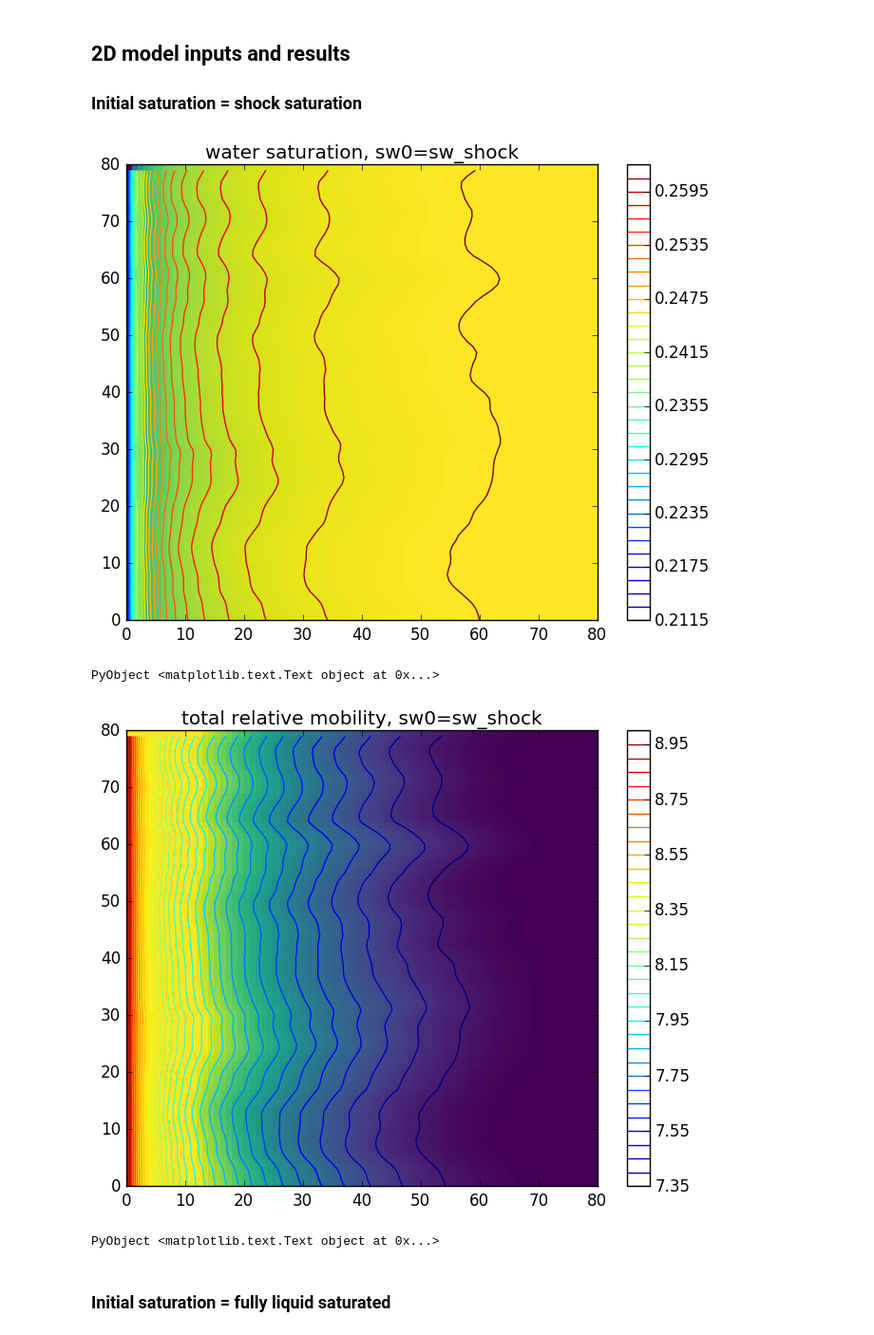
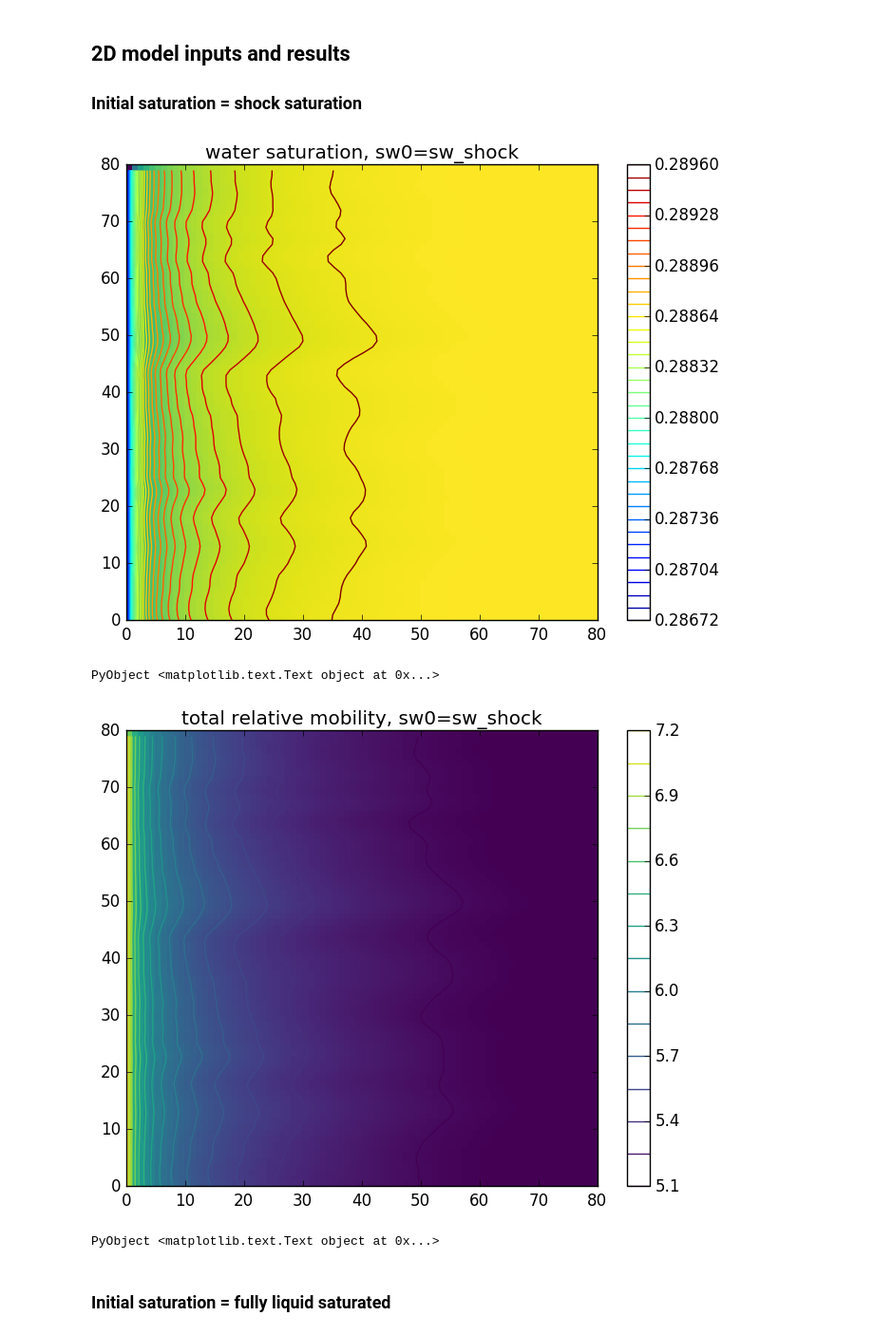
Before and after one commit to simulkade/FoamFingering, a Jupyter notebook: load_foam_stars.ipynb, the cells around one changed output. Shown at 95% size. Saved outputs shown, nothing was run; the diff lists cells and outputs as text; code cells hidden in the pictures.

Commit message:
new case 5 added

```diff
--- a/load_foam_stars.ipynb
+++ b/load_foam_stars.ipynb
@@ -35,7 +39,7 @@ readtable("TableA1_orig.csv")
 ## How to use this notebook
 Change the `case_no` variable to between 1 to 4 and run the notebook to obtain the results of the paper.
 # %%
-case_no=2
+case_no=5
 fmmob=data1[:fmmob][case_no]
 epdry=data1[:epdry][case_no]
 fmdry=data1[:fmdry][case_no]
@@ -142,23 +146,23 @@ fmmob=fmmob, epdry=epdry, fmdry=fmdry,
 muw=muw, mug=mug, swc=swc, sgr=sgc, krg0=krg0, ng=ng, krw0=krw0, nw=nw,
 t_final=100, dt0=100.0/100);
 # %%
-#save("case2_shocksat_2d.jld", "sw", sw2)
+#save("case5_shocksat_2d.jld", "sw", sw2)
 #visualizeCells(sw2)
 pcolor(sw2.value[2:end-1,2:end-1]', cmap="viridis")
 contour(sw2.value[2:end-1,2:end-1]', 40)
 colorbar()
 title("water saturation, sw0=sw_shock")
 # %% [output]
-[figure, old version]
+[figure, new version]
 PyObject <matplotlib.text.Text object at 0x...>
 # %%
 #save("case1_shocksat_2d.jld", "sw", sw2)
 pcolor(log(labda_tot_foam(sw2.value[2:end-1,2:end-1]')), cmap="viridis", vmax=8.0)
-contour(log(labda_tot_foam(sw2.value[2:end-1,2:end-1]')), 40)
+contour(log(labda_tot_foam(sw2.value[2:end-1,2:end-1]')),cmap="viridis", 20)
 colorbar()
 title("total relative mobility, sw0=sw_shock")
 # %% [output]
-[figure, old version]
+[figure, new version]
 PyObject <matplotlib.text.Text object at 0x...>
 # %% [markdown]
 ### Initial saturation = fully liquid saturated
```
Also changed, not shown: parts of 11 cells of this notebook, 4 other files.
